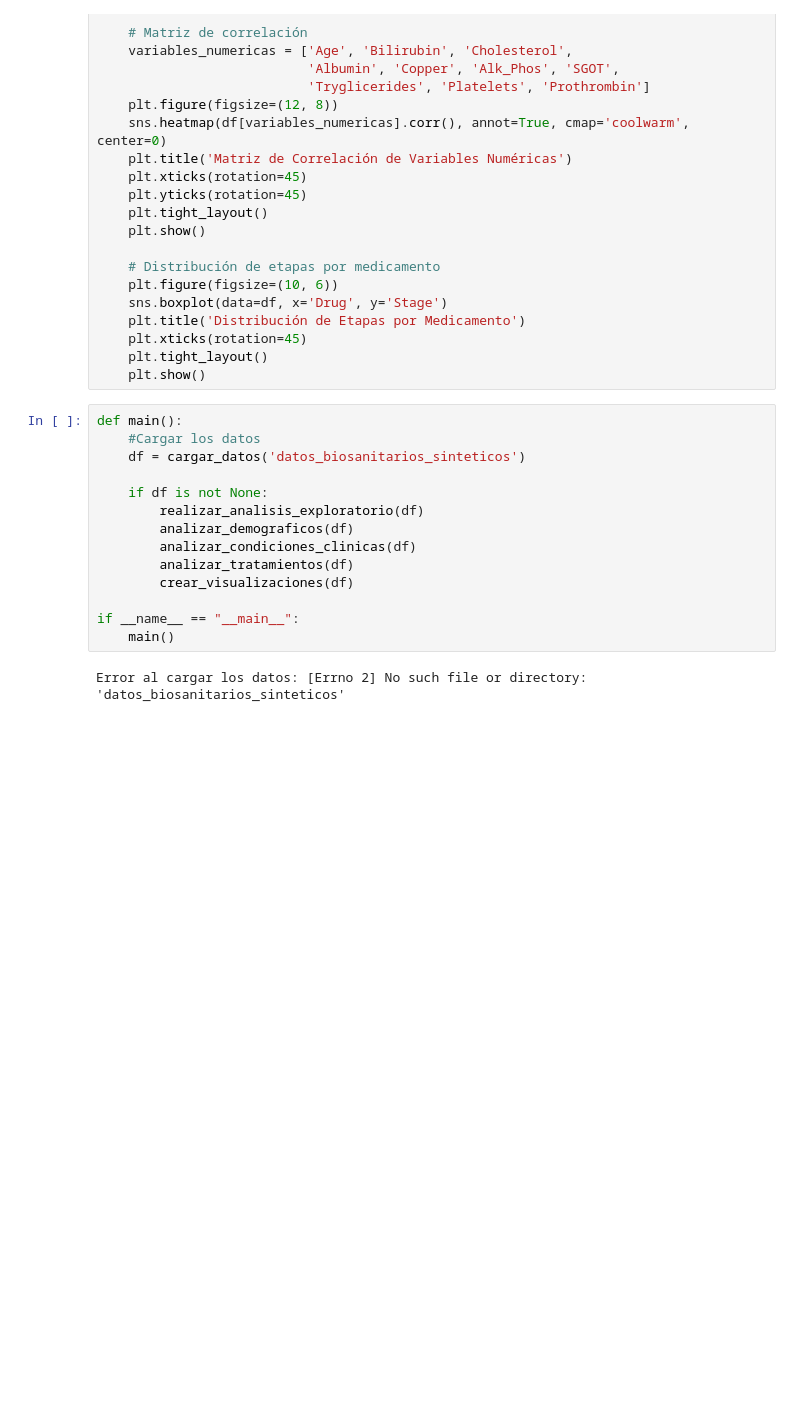
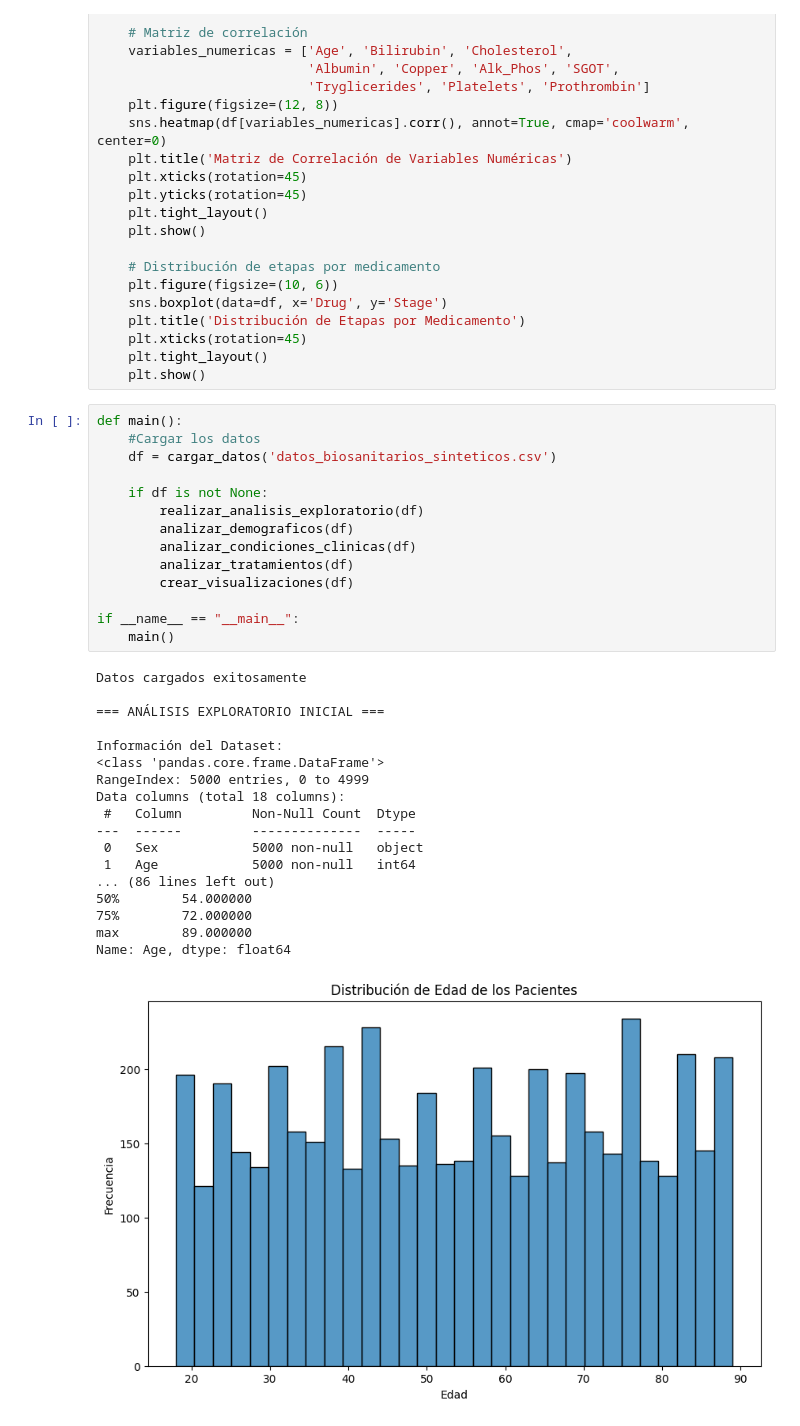
Before and after one commit to RafaelAI25/practica-5.1, a Jupyter notebook: archivo.ipynb, the cells around one changed output. Saved outputs shown, nothing was run; the diff lists cells and outputs as text; blank space fills up the shorter version.

Commit message:
Update Jupyter notebook with new data visualization techniques and enhanced analysis functions

```diff
--- a/archivo.ipynb
+++ b/archivo.ipynb
@@ -107,16 +107,33 @@ def crear_visualizaciones(df: pd.DataFrame) -> None:
 # %%
 def main():
     #Cargar los datos
-    df = cargar_datos('datos_biosanitarios_sinteticos')
+    df = cargar_datos('datos_biosanitarios_sinteticos.csv')
 
     if df is not None:
         realizar_analisis_exploratorio(df)
         analizar_demograficos(df)
         analizar_condiciones_clinicas(df)
         analizar_tratamientos(df)
         crear_visualizaciones(df)
 
 if __name__ == "__main__":
     main()
 # %% [output]
-Error al cargar los datos: [Errno 2] No such file or directory: 'datos_biosanitarios_sinteticos'
+Datos cargados exitosamente
+
+=== ANÁLISIS EXPLORATORIO INICIAL ===
+
+Información del Dataset:
+<class 'pandas.core.frame.DataFrame'>
+RangeIndex: 5000 entries, 0 to 4999
+Data columns (total 18 columns):
+ #   Column         Non-Null Count  Dtype
+---  ------         --------------  -----
+ 0   Sex            5000 non-null   object
+ 1   Age            5000 non-null   int64
+... (86 lines left out)
+50%        54.000000
+75%        72.000000
+max        89.000000
+Name: Age, dtype: float64
+[figure, added]
```
Also changed, not shown: parts of 1 cell of this notebook.
